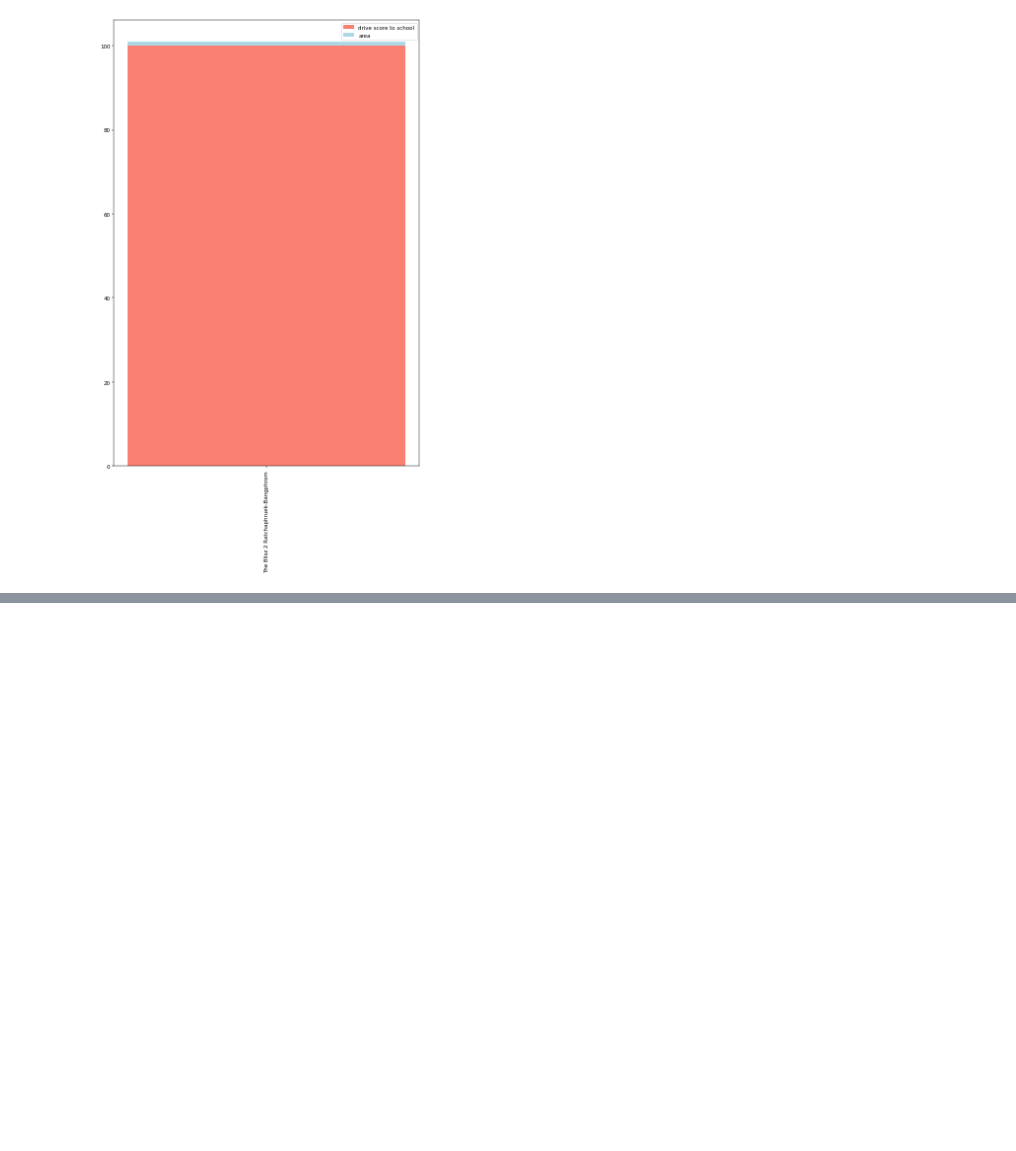
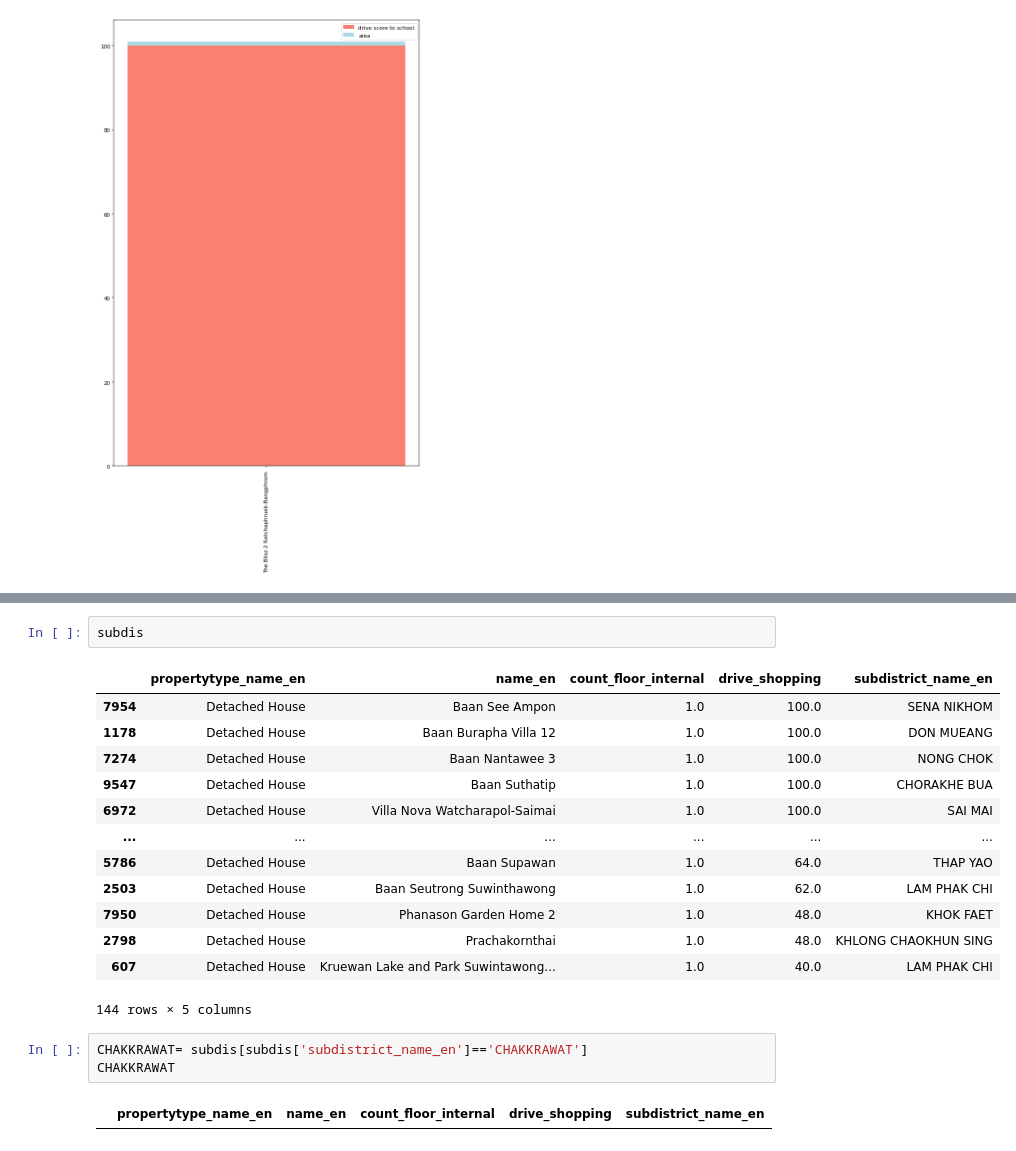
Before and after one commit to sucheerarighthere/BasicProg_DataViz65, a Jupyter notebook: FinalProject_Data.ipynb, the cells around one changed output, grey strips where cells are left out. Cells and saved outputs as stored; diff of their text form; blank space fills up the shorter version.

```diff
--- a/FinalProject_Data.ipynb
+++ b/FinalProject_Data.ipynb
@@ -375,0 +495,21 @@ plt.legend();
+# %%
+subdis
+# %% [output]
+|  | propertytype_name_en | name_en | count_floor_internal | drive_shopping | subdistrict_name_en |
+| 7954 | Detached House | Baan See Ampon | 1.0 | 100.0 | SENA NIKHOM |
+| 1178 | Detached House | Baan Burapha Villa 12 | 1.0 | 100.0 | DON MUEANG |
+| 7274 | Detached House | Baan Nantawee 3 | 1.0 | 100.0 | NONG CHOK |
+| 9547 | Detached House | Baan Suthatip | 1.0 | 100.0 | CHORAKHE BUA |
+| 6972 | Detached House | Villa Nova Watcharapol-Saimai | 1.0 | 100.0 | SAI MAI |
+| ... | ... | ... | ... | ... | ... |
+| 5786 | Detached House | Baan Supawan | 1.0 | 64.0 | THAP YAO |
+| 2503 | Detached House | Baan Seutrong Suwinthawong | 1.0 | 62.0 | LAM PHAK CHI |
+| 7950 | Detached House | Phanason Garden Home 2 | 1.0 | 48.0 | KHOK FAET |
+| 2798 | Detached House | Prachakornthai | 1.0 | 48.0 | KHLONG CHAOKHUN SING |
+| 607 | Detached House | Kruewan Lake and Park Suwintawong... | 1.0 | 40.0 | LAM PHAK CHI |
+144 rows × 5 columns
+# %%
+CHAKKRAWAT= subdis[subdis['subdistrict_name_en']=='CHAKKRAWAT']
+CHAKKRAWAT
+# %% [output]
+|  | propertytype_name_en | name_en | count_floor_internal | drive_shopping | subdistrict_name_en |
```
Also changed, not shown: parts of 21 cells of this notebook.
